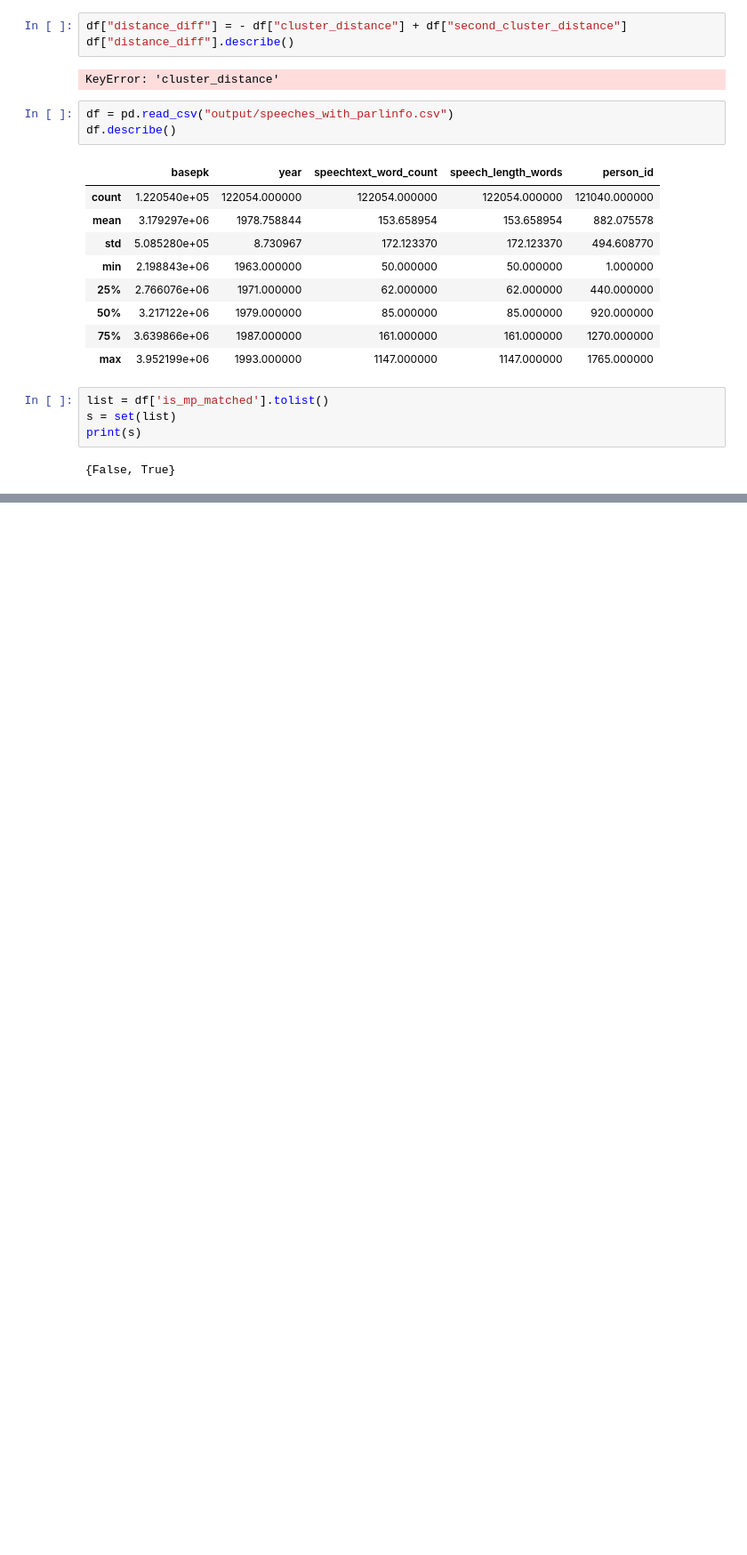
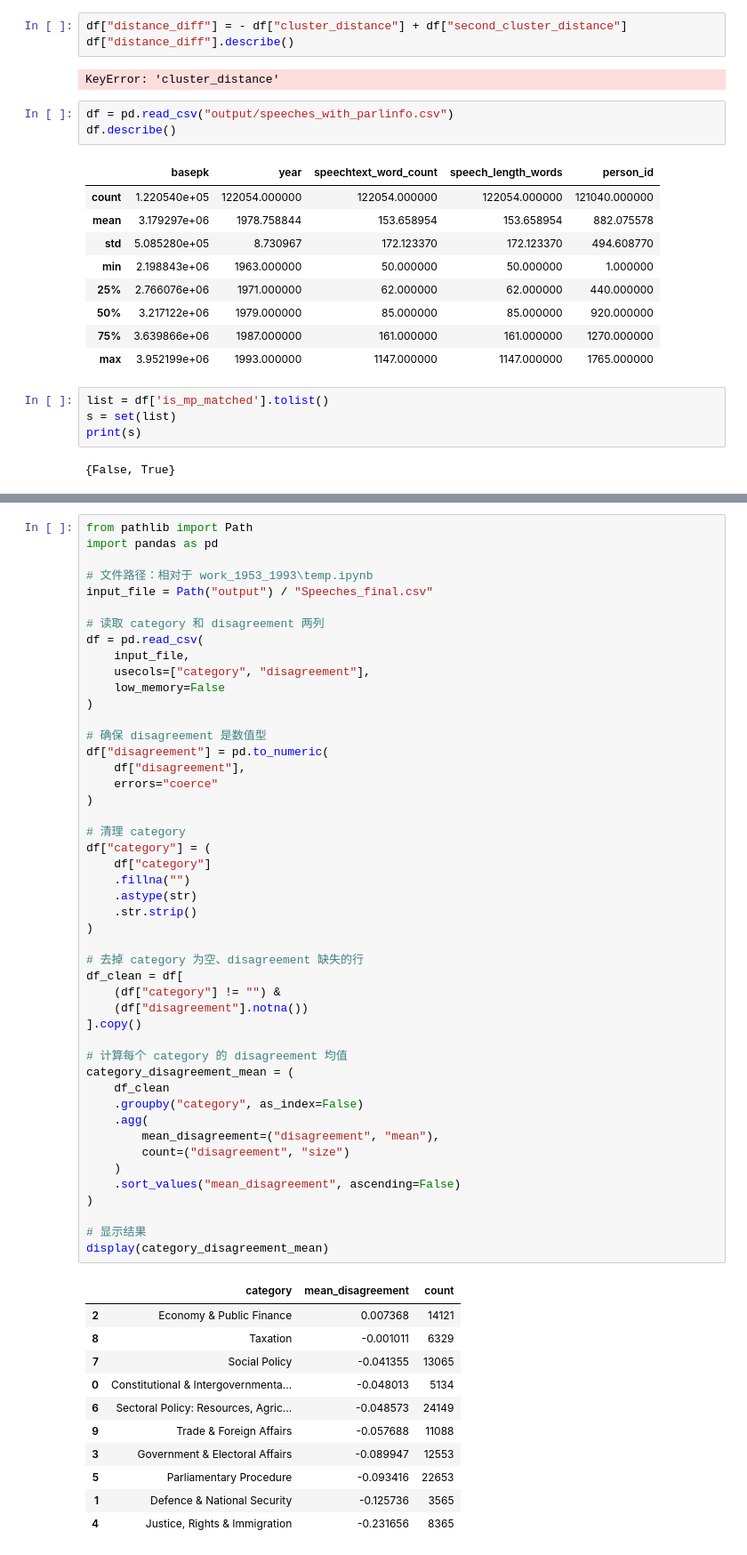
Before and after one commit to yjw049-sudo/Evaluating_Econometric_Methods_MyProject, a Jupyter notebook: work_1953_1993/temp.ipynb, the cells around one changed output, grey strips where cells are left out. Shown at 89% size. Cells and saved outputs as stored; diff of their text form; blank space fills up the shorter version.

```diff
--- a/work_1953_1993/temp.ipynb
+++ b/work_1953_1993/temp.ipynb
@@ -38,0 +306,59 @@ print(s)
+# %%
+from pathlib import Path
+import pandas as pd
+
+# 文件路径：相对于 work_1953_1993\temp.ipynb
+input_file = Path("output") / "Speeches_final.csv"
+
+# 读取 category 和 disagreement 两列
+df = pd.read_csv(
+    input_file,
+    usecols=["category", "disagreement"],
+    low_memory=False
+)
+
+# 确保 disagreement 是数值型
+df["disagreement"] = pd.to_numeric(
+    df["disagreement"],
+    errors="coerce"
+)
+
+# 清理 category
+df["category"] = (
+    df["category"]
+    .fillna("")
+    .astype(str)
+    .str.strip()
+)
+
+# 去掉 category 为空、disagreement 缺失的行
+df_clean = df[
+    (df["category"] != "") &
+    (df["disagreement"].notna())
+].copy()
+
+# 计算每个 category 的 disagreement 均值
+category_disagreement_mean = (
+    df_clean
+    .groupby("category", as_index=False)
+    .agg(
+        mean_disagreement=("disagreement", "mean"),
+        count=("disagreement", "size")
+    )
+    .sort_values("mean_disagreement", ascending=False)
+)
+
+# 显示结果
+display(category_disagreement_mean)
+# %% [output]
+|  | category | mean_disagreement | count |
+| 2 | Economy & Public Finance | 0.007368 | 14121 |
+| 8 | Taxation | -0.001011 | 6329 |
+| 7 | Social Policy | -0.041355 | 13065 |
+| 0 | Constitutional & Intergovernmenta... | -0.048013 | 5134 |
+| 6 | Sectoral Policy: Resources, Agric... | -0.048573 | 24149 |
+| 9 | Trade & Foreign Affairs | -0.057688 | 11088 |
+| 3 | Government & Electoral Affairs | -0.089947 | 12553 |
+| 5 | Parliamentary Procedure | -0.093416 | 22653 |
+| 1 | Defence & National Security | -0.125736 | 3565 |
+| 4 | Justice, Rights & Immigration | -0.231656 | 8365 |
```
Also changed, not shown: parts of 3 cells of this notebook, 1 other file.
